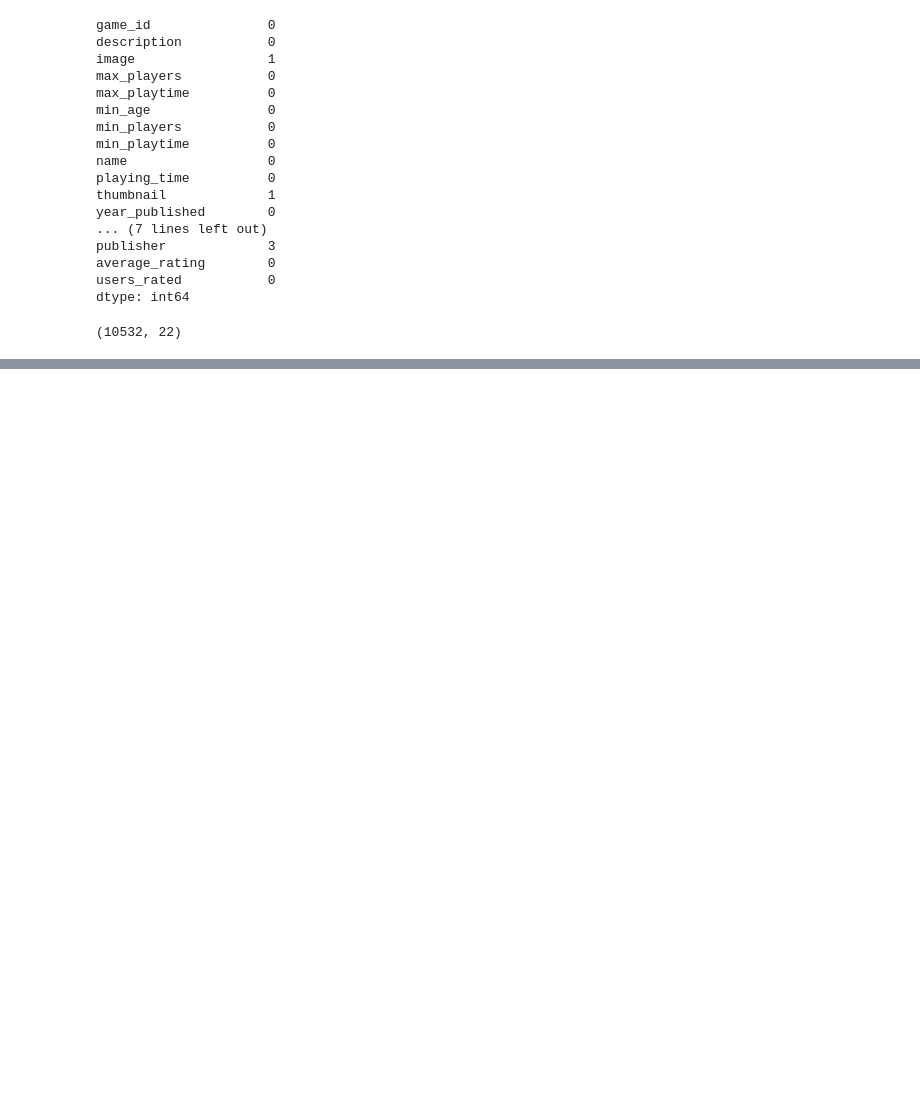
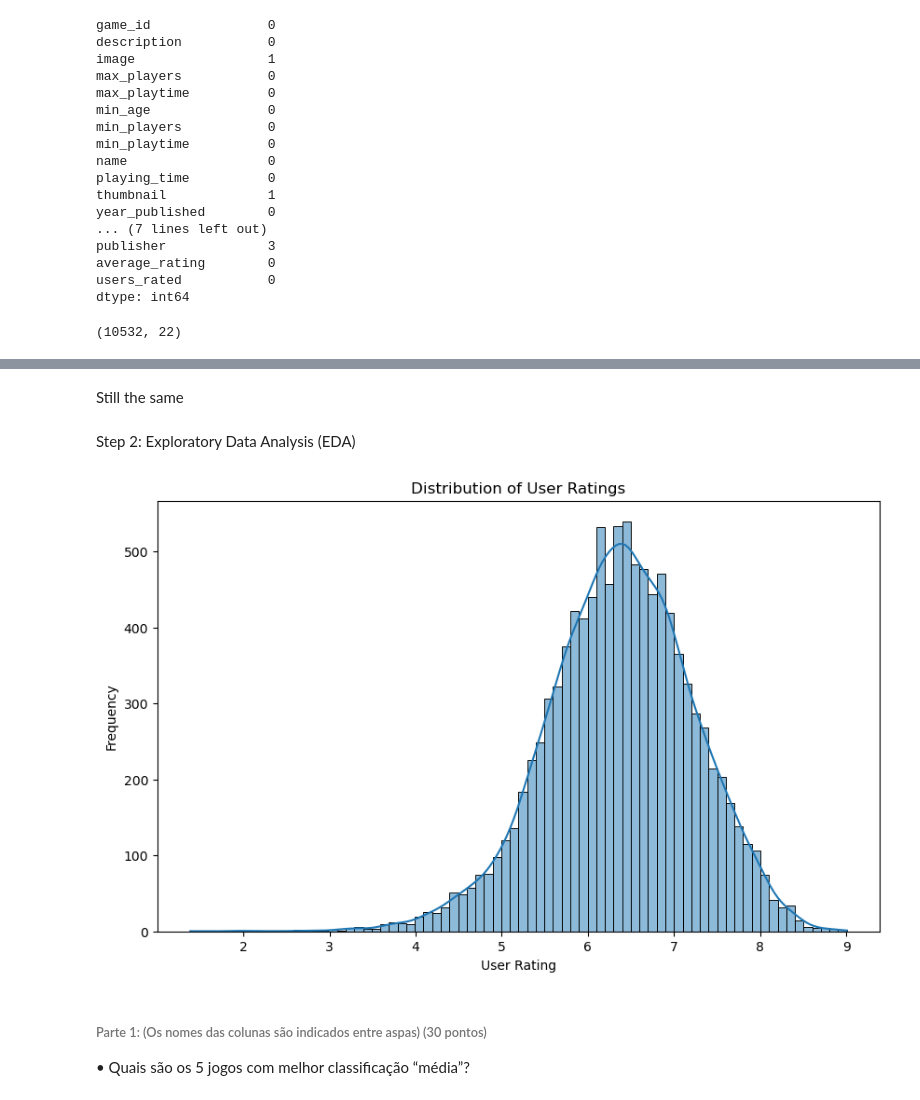
Before and after one commit to Babreucosta/CA1_DataVisTech, a Jupyter notebook: BarbaraAbreuCosta_DVisHDip_CA1.ipynb, the cells around one changed output, grey strips where cells are left out. Cells and saved outputs as stored; diff of their text form; code cells hidden in the pictures; blank space fills up the shorter version.

Commit message:
Data understanding

```diff
--- a/BarbaraAbreuCosta_DVisHDip_CA1.ipynb
+++ b/BarbaraAbreuCosta_DVisHDip_CA1.ipynb
@@ -130,0 +173,4 @@ board_games.describe()
+# %% [markdown]
+Still the same
+# %% [markdown]
+Step 2: Exploratory Data Analysis (EDA)
@@ -130,0 +180,13 @@ board_games.describe()
+# %%
+plt.figure(figsize=(10, 6))
+sns.histplot(board_games['average_rating'], kde=True)
+plt.title('Distribution of User Ratings')
+plt.xlabel('User Rating')
+plt.ylabel('Frequency')
+plt.show()
+# %% [output]
+[figure, added]
+# %% [markdown]
+###### Parte 1: (Os nomes das colunas são indicados entre aspas) (30 pontos)
+
+• Quais são os 5 jogos com melhor classificação “média”?
```
Also changed, not shown: parts of 29 cells of this notebook.
